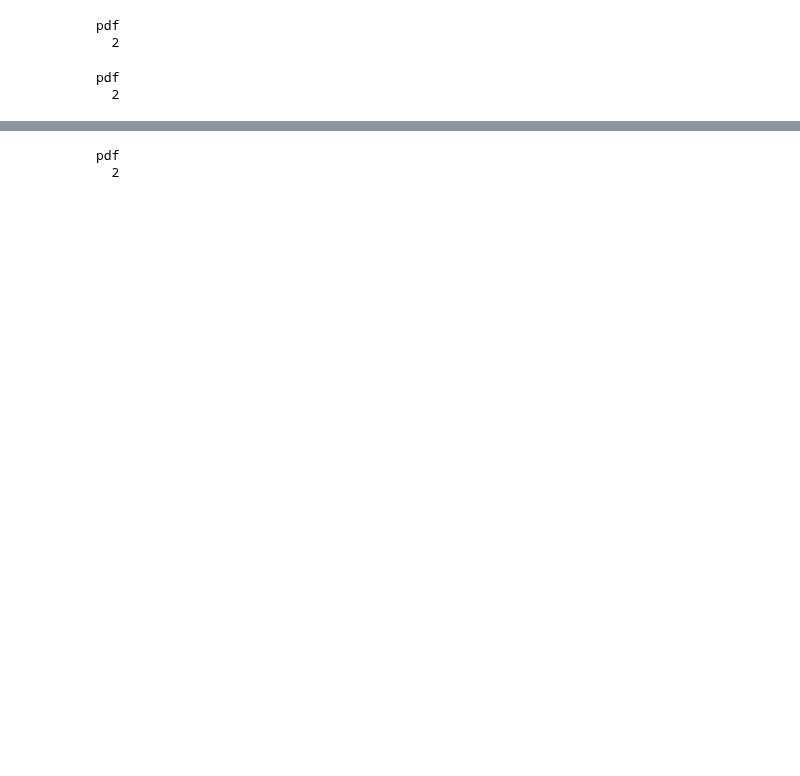
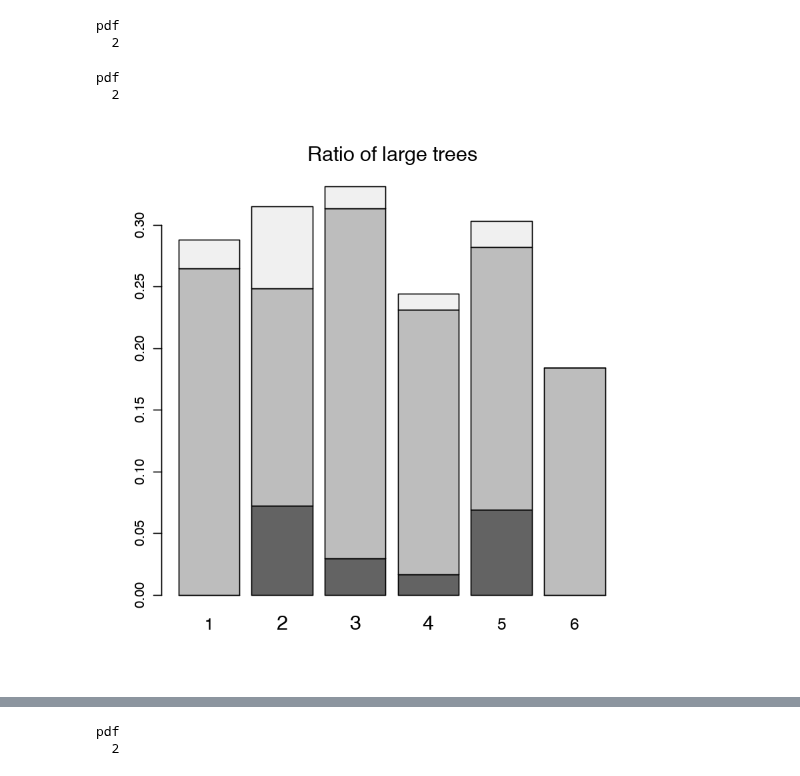
Before and after one commit to dongmeic/suppression, a Jupyter notebook: R/eda_figures.ipynb, the cells around one changed output, grey strips where cells are left out. Drawn from its saved outputs; the diff is of its cells as text; code cells hidden in the pictures; blank space fills up the shorter version.

Commit message:
figures

```diff
--- a/R/eda_figures.ipynb
+++ b/R/eda_figures.ipynb
@@ -256,3 +274,9 @@ plot.vcc.severity()
 # %% [output]
 pdf
   2
+# %%
+dt <- get.table(df, 'PctLarge', 'average', 'sum')
+# %%
+get.plot.col(dt, 'Ratio of large trees')
+# %% [output]
+[figure, added]
```
Also changed, not shown: parts of 6 cells of this notebook.
